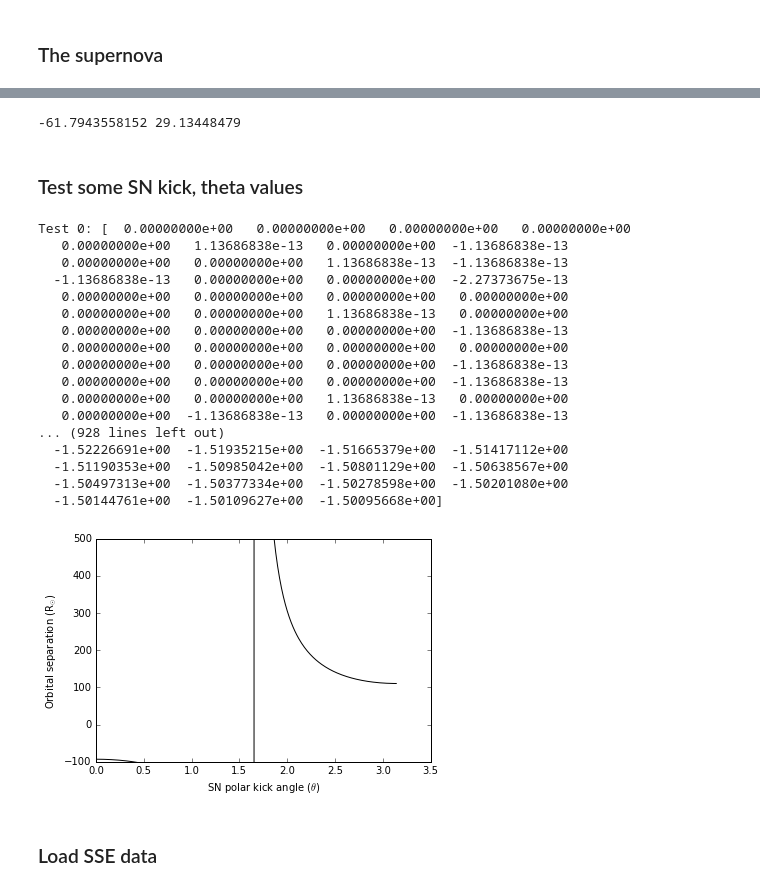
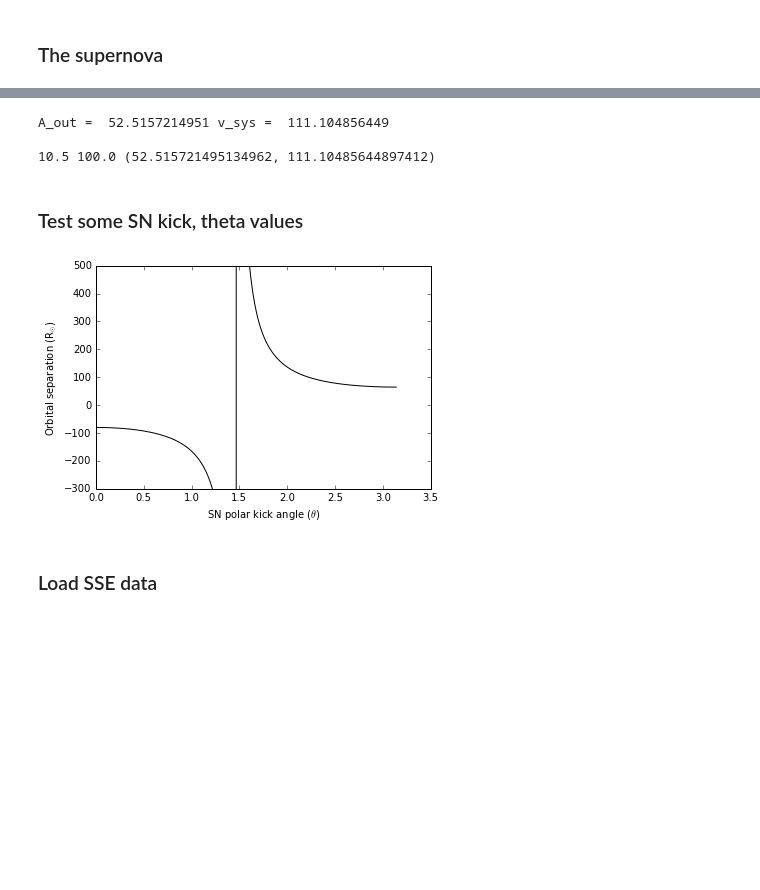
Before and after one commit to astroJeff/XRB, a Jupyter notebook: notebooks/XRB Probability.ipynb, the cells around one changed output, grey strips where cells are left out. Saved outputs shown, nothing was run; the diff lists cells and outputs as text; code cells hidden in the pictures; blank space fills up the shorter version.

```diff
--- a/notebooks/XRB Probability.ipynb
+++ b/notebooks/XRB Probability.ipynb
@@ -45,7 +46,7 @@ def func_MT_backward(M_1_in, M_2_in, A_in):
 # %% [markdown]
 ### The supernova
 # %%
-def func_SN_forward(M_1_in, M_2, A_in, v_k, theta):
+def func_SN_forward(M_1_in, M_2, A_in, v_k, theta, phi):
 
     v_r = np.sqrt(GGG*(M_1_in + M_2)/A_in)
     v_1 = np.sqrt(2.0*v_k*v_r*np.cos(theta) + v_k*v_k + v_r*v_r)
@@ -62,9 +63,16 @@ def func_SN_forward(M_1_in, M_2, A_in, v_k, theta):
     v_sys = v_sys + 2.0*beta*v_k*v_r*np.cos(theta)*(beta-alpha)
     v_sys = np.sqrt(v_sys)
 
+    # Eccentricity
+    e_tmp = v_k*v_k*np.cos(theta)*np.cos(theta)
+    e_tmp = e_tmp + v_k*v_k*np.sin(theta)*np.sin(theta)*np.sin(phi)*np.sin(phi)
+    e_tmp = e_tmp + v_k*v_r*np.cos(theta)
+    e_tmp = e_tmp + v_r*v_r
+    e_tmp = 1.0 - (A_in*A_in)/(A_out*GGG*(M_NS+M_2)) * e_tmp
 
+    e = np.array([np.sqrt(x) if x > 0.0 else -1.0 for x in e_tmp])
 
-    return A_out, v_sys
+    return A_out, v_sys, e
 # %%
 def func_SN_backward(M_2, A_in, v_sys_in, v_k, theta):
 
@@ -150,41 +145,39 @@ A_out =  -7.44548025202 v_sys =  354.099949552
-# %%
-a2,v2 = func_SN_forward_2(M_1, M_2, A_1, v_k, theta)
-
-print a2,v2
-# %% [output]
--61.7943558152 29.13448479
+# %%
+M_2 = 8.0
+v_k = 220.0
+theta = 3.013124
+
+M_1 = 10.5
+A_1 = 100.0
+
+a_2,v2 = func_SN_forward(M_1, M_2, A_1, v_k, theta)
+print "A_out = ", a_2, "v_sys = ", v2
+
+print ""
+
+M_out, A_out = func_SN_backward(M_2, a_2, v2, v_k, theta)
+
+for i in np.arange(len(M_out)):
+    print M_out[i], A_out[i], func_SN_forward(M_out[i], M_2, A_out[i], v_k, theta)
+# %% [output]
+A_out =  52.5157214951 v_sys =  111.104856449
+
+10.5 100.0 (52.515721495134962, 111.10485644897412)
 # %% [markdown]
 ### Test some SN kick, theta values
 # %%
 a_temp = np.array([])
 theta = np.arange(0.0, np.pi, 0.01)
-a_temp, v_temp = func_SN_forward(10.0, 15.0, 200.0, 100.0, theta)
+a_temp, v_temp = func_SN_forward(10.0, 15.0, 100.0, 100.0, theta)
 
 plt.plot(theta, a_temp, color='k')
-plt.ylim(-100.0, 500.0)
+plt.ylim(-300.0, 500.0)
 plt.xlabel(r"SN polar kick angle ($\theta$)")
 plt.ylabel(r"Orbital separation (R$_{\odot}$)")
 
 plt.show()
 # %% [output]
-Test 0: [  0.00000000e+00   0.00000000e+00   0.00000000e+00   0.00000000e+00
-   0.00000000e+00   1.13686838e-13   0.00000000e+00  -1.13686838e-13
-   0.00000000e+00   0.00000000e+00   1.13686838e-13  -1.13686838e-13
-  -1.13686838e-13   0.00000000e+00   0.00000000e+00  -2.27373675e-13
-   0.00000000e+00   0.00000000e+00   0.00000000e+00   0.00000000e+00
-   0.00000000e+00   0.00000000e+00   1.13686838e-13   0.00000000e+00
-   0.00000000e+00   0.00000000e+00   0.00000000e+00  -1.13686838e-13
-   0.00000000e+00   0.00000000e+00   0.00000000e+00   0.00000000e+00
-   0.00000000e+00   0.00000000e+00   0.00000000e+00  -1.13686838e-13
-   0.00000000e+00   0.00000000e+00   0.00000000e+00  -1.13686838e-13
-   0.00000000e+00   0.00000000e+00   1.13686838e-13   0.00000000e+00
-   0.00000000e+00  -1.13686838e-13   0.00000000e+00  -1.13686838e-13
-... (928 lines left out)
-  -1.52226691e+00  -1.51935215e+00  -1.51665379e+00  -1.51417112e+00
-  -1.51190353e+00  -1.50985042e+00  -1.50801129e+00  -1.50638567e+00
-  -1.50497313e+00  -1.50377334e+00  -1.50278598e+00  -1.50201080e+00
-  -1.50144761e+00  -1.50109627e+00  -1.50095668e+00]
-[figure, old version]
+[figure, new version]
 # %% [markdown]
 ### Load SSE data
 # %%
```
Also changed, not shown: parts of 11 cells of this notebook.
